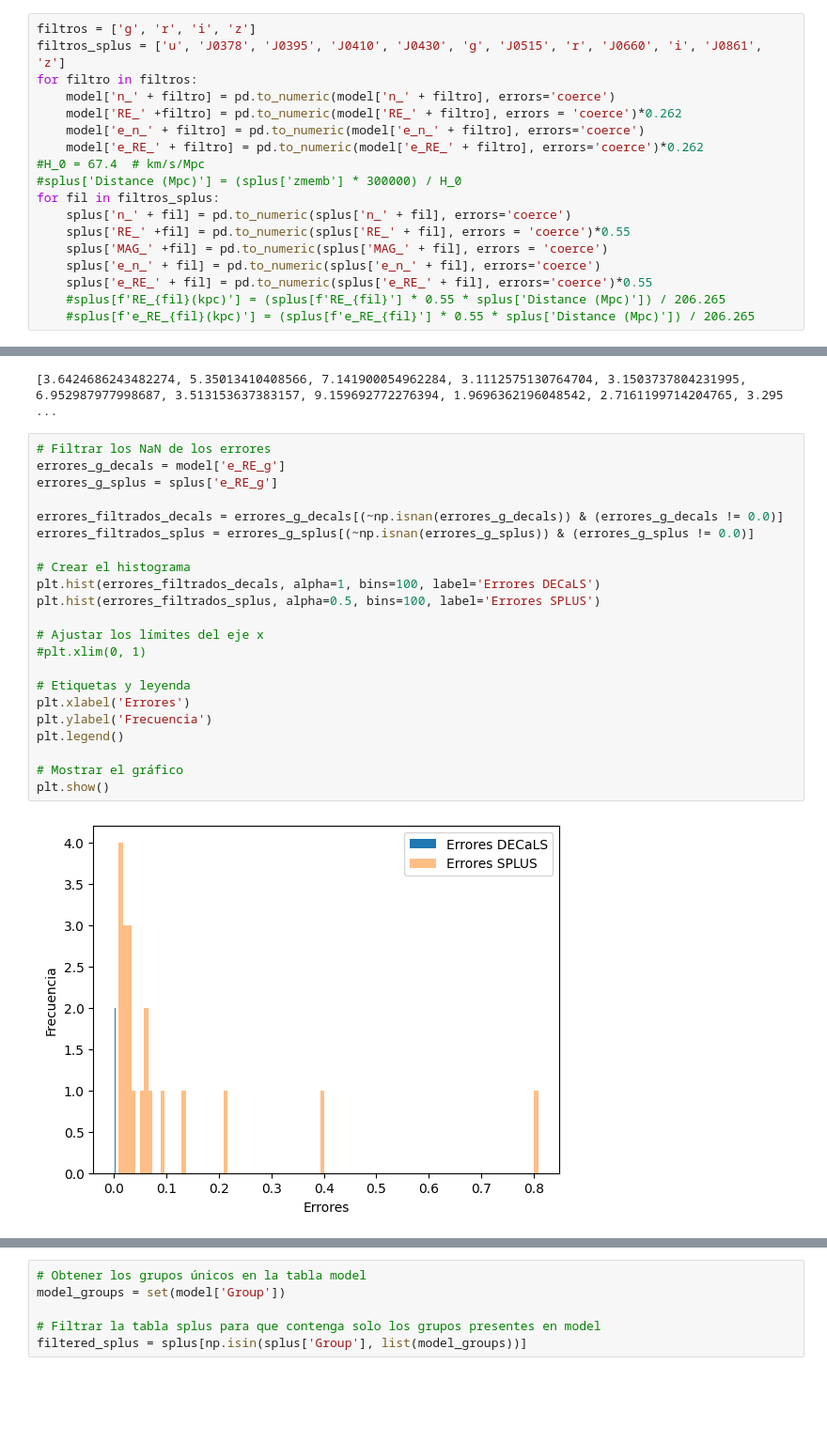
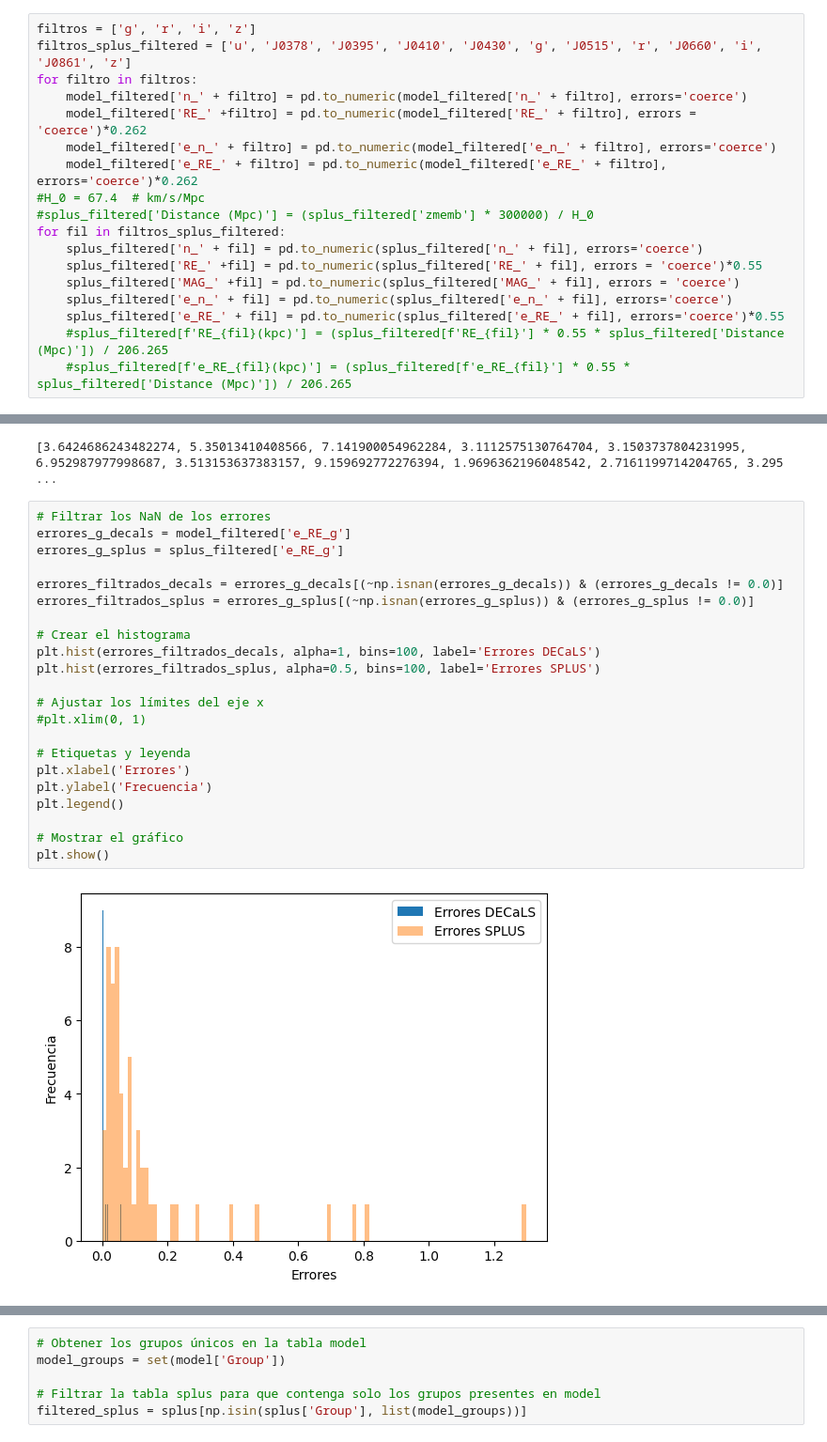
Before and after one commit to Siortiz/MorphoLS, a Jupyter notebook: Analysis/DECALS_SPLUS_plots.ipynb, the cells around one changed output, grey strips where cells are left out. Shown at 94% size. Cells and saved outputs as stored; diff of their text form; blank space fills up the shorter version.

```diff
--- a/Analysis/DECALS_SPLUS_plots.ipynb
+++ b/Analysis/DECALS_SPLUS_plots.ipynb
@@ -126,48 +130,48 @@ Table length=44
 | 145860 | 0501m340 | 16666 | SER | 50.25125623143664 | -33.90354123982974 | 0.010583885 | 43.719467 | 52.650505 | 58.76802 | 62.087124 | 18.668922 | ... |
 # %%
 filtros = ['g', 'r', 'i', 'z']
-filtros_splus = ['u', 'J0378', 'J0395', 'J0410', 'J0430', 'g', 'J0515', 'r', 'J0660', 'i', 'J0861', 'z']
+filtros_splus_filtered = ['u', 'J0378', 'J0395', 'J0410', 'J0430', 'g', 'J0515', 'r', 'J0660', 'i', 'J0861', 'z']
 for filtro in filtros:
-    model['n_' + filtro] = pd.to_numeric(model['n_' + filtro], errors='coerce')
-    model['RE_' +filtro] = pd.to_numeric(model['RE_' + filtro], errors = 'coerce')*0.262
-    model['e_n_' + filtro] = pd.to_numeric(model['e_n_' + filtro], errors='coerce')
-    model['e_RE_' + filtro] = pd.to_numeric(model['e_RE_' + filtro], errors='coerce')*0.262
+    model_filtered['n_' + filtro] = pd.to_numeric(model_filtered['n_' + filtro], errors='coerce')
+    model_filtered['RE_' +filtro] = pd.to_numeric(model_filtered['RE_' + filtro], errors = 'coerce')*0.262
+    model_filtered['e_n_' + filtro] = pd.to_numeric(model_filtered['e_n_' + filtro], errors='coerce')
+    model_filtered['e_RE_' + filtro] = pd.to_numeric(model_filtered['e_RE_' + filtro], errors='coerce')*0.262
 #H_0 = 67.4  # km/s/Mpc
-#splus['Distance (Mpc)'] = (splus['zmemb'] * 300000) / H_0
-for fil in filtros_splus:
-    splus['n_' + fil] = pd.to_numeric(splus['n_' + fil], errors='coerce')
-    splus['RE_' +fil] = pd.to_numeric(splus['RE_' + fil], errors = 'coerce')*0.55
-    splus['MAG_' +fil] = pd.to_numeric(splus['MAG_' + fil], errors = 'coerce')
-    splus['e_n_' + fil] = pd.to_numeric(splus['e_n_' + fil], errors='coerce')
-    splus['e_RE_' + fil] = pd.to_numeric(splus['e_RE_' + fil], errors='coerce')*0.55
-    #splus[f'RE_{fil}(kpc)'] = (splus[f'RE_{fil}'] * 0.55 * splus['Distance (Mpc)']) / 206.265
-    #splus[f'e_RE_{fil}(kpc)'] = (splus[f'e_RE_{fil}'] * 0.55 * splus['Distance (Mpc)']) / 206.265
+#splus_filtered['Distance (Mpc)'] = (splus_filtered['zmemb'] * 300000) / H_0
+for fil in filtros_splus_filtered:
+    splus_filtered['n_' + fil] = pd.to_numeric(splus_filtered['n_' + fil], errors='coerce')
+    splus_filtered['RE_' +fil] = pd.to_numeric(splus_filtered['RE_' + fil], errors = 'coerce')*0.55
+    splus_filtered['MAG_' +fil] = pd.to_numeric(splus_filtered['MAG_' + fil], errors = 'coerce')
+    splus_filtered['e_n_' + fil] = pd.to_numeric(splus_filtered['e_n_' + fil], errors='coerce')
+    splus_filtered['e_RE_' + fil] = pd.to_numeric(splus_filtered['e_RE_' + fil], errors='coerce')*0.55
+    #splus_filtered[f'RE_{fil}(kpc)'] = (splus_filtered[f'RE_{fil}'] * 0.55 * splus_filtered['Distance (Mpc)']) / 206.265
+    #splus_filtered[f'e_RE_{fil}(kpc)'] = (splus_filtered[f'e_RE_{fil}'] * 0.55 * splus_filtered['Distance (Mpc)']) / 206.265
 # %%
 print(splus['RE_g(kpc)'].tolist())
 # %% [output]
 [3.6424686243482274, 5.35013410408566, 7.141900054962284, 3.1112575130764704, 3.1503737804231995, 6.952987977998687, 3.513153637383157, 9.159692772276394, 1.9696362196048542, 2.7161199714204765, 3.295 ...
 # %%
 # Filtrar los NaN de los errores
-errores_g_decals = model['e_RE_g']
-errores_g_splus = splus['e_RE_g']
+errores_g_decals = model_filtered['e_RE_g']
+errores_g_splus = splus_filtered['e_RE_g']
 
 errores_filtrados_decals = errores_g_decals[(~np.isnan(errores_g_decals)) & (errores_g_decals != 0.0)]
 errores_filtrados_splus = errores_g_splus[(~np.isnan(errores_g_splus)) & (errores_g_splus != 0.0)]
 
 # Crear el histograma
 plt.hist(errores_filtrados_decals, alpha=1, bins=100, label='Errores DECaLS')
 plt.hist(errores_filtrados_splus, alpha=0.5, bins=100, label='Errores SPLUS')
 
 # Ajustar los límites del eje x
 #plt.xlim(0, 1)
 
 # Etiquetas y leyenda
 plt.xlabel('Errores')
 plt.ylabel('Frecuencia')
 plt.legend()
 
 # Mostrar el gráfico
 plt.show()
 # %% [output]
-[figure, old version]
+[figure, new version]
 # %%
```
Also changed, not shown: parts of 8 cells of this notebook.
